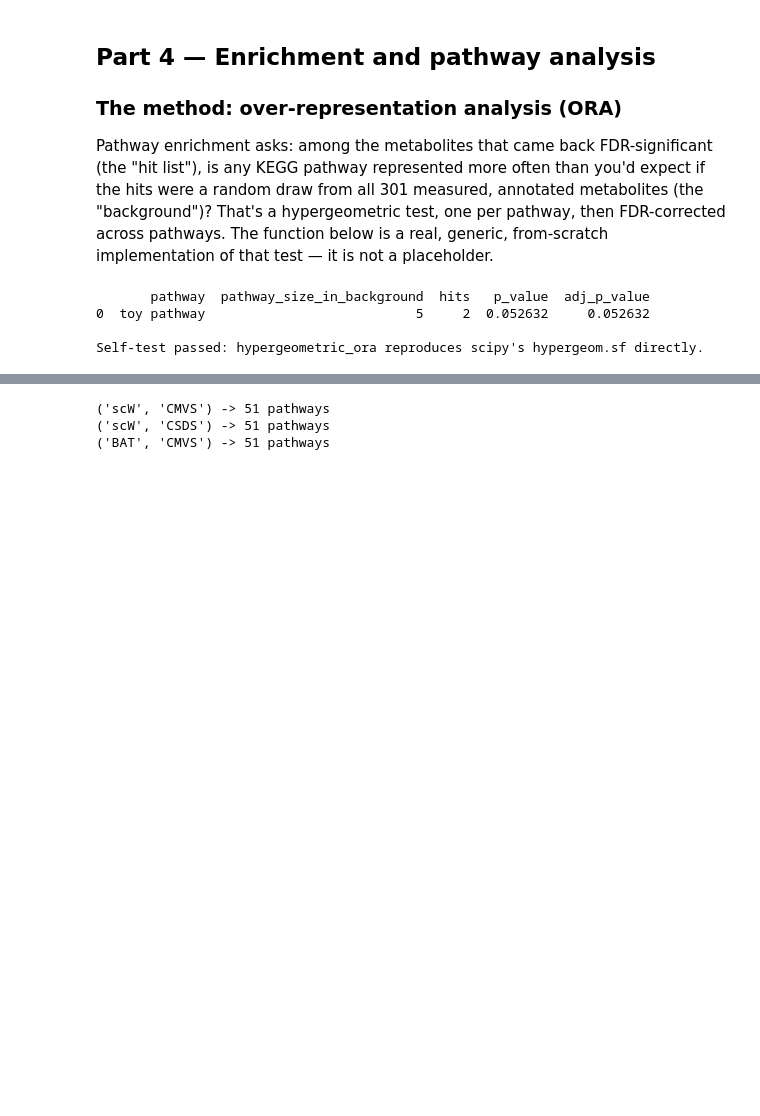
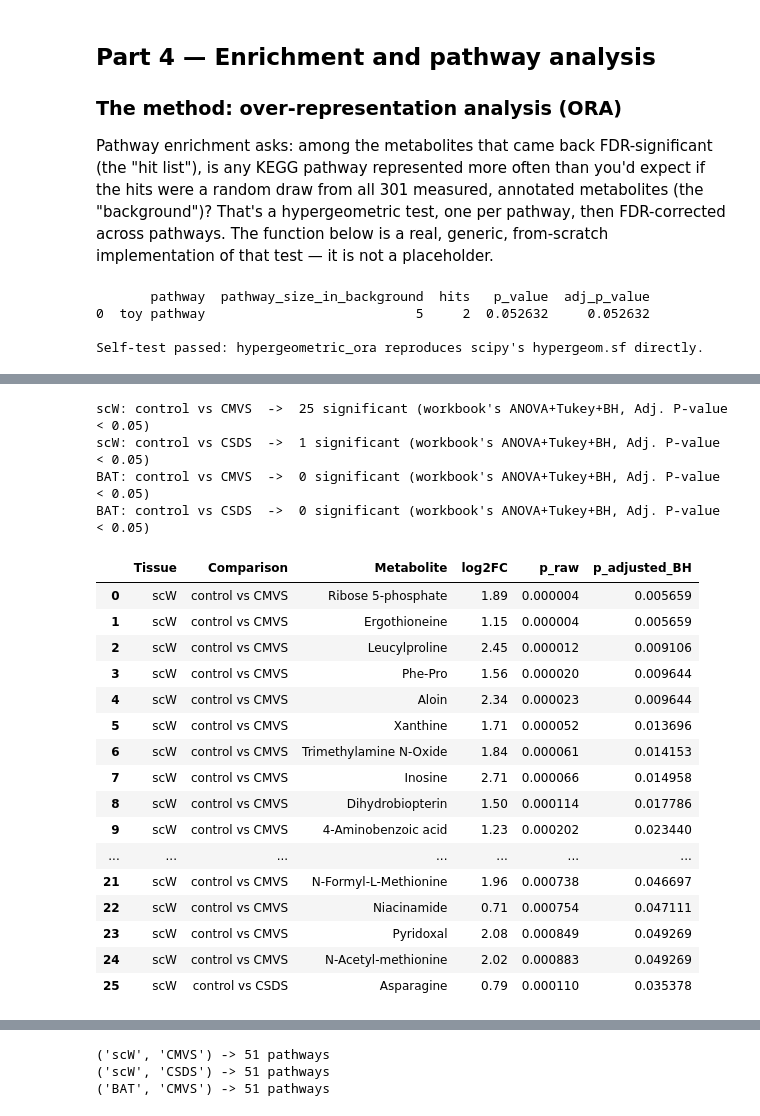
Before and after one commit to jovitaand/The-Effects-of-Stress-in-Gene-Expression-in-Adipose-Tissues, a Jupyter notebook: Corrected_Stress_Adipose_Metabolomics_Analysis.ipynb, the cells around one changed output, grey strips where cells are left out. Drawn from its saved outputs; the diff is of its cells as text; code cells hidden in the pictures; blank space fills up the shorter version.

```diff
--- a/Corrected_Stress_Adipose_Metabolomics_Analysis.ipynb
+++ b/Corrected_Stress_Adipose_Metabolomics_Analysis.ipynb
@@ -319,0 +348,56 @@ either hit-list definition.
+# %%
+workbook_pvalue_cols = {
+    ("scW", "CMVS"): ("P-value: (scW_Aq_CMVS) / (scW_Aq_control)",
+                       "Adj. P-value: (scW_Aq_CMVS) / (scW_Aq_control)",
+                       "Log2 Fold Change: (scW_Aq_CMVS) / (scW_Aq_control)"),
+    ("scW", "CSDS"): ("P-value: (scW_Aq_CSDS) / (scW_Aq_control)",
+                       "Adj. P-value: (scW_Aq_CSDS) / (scW_Aq_control)",
+                       "Log2 Fold Change: (scW_Aq_CSDS) / (scW_Aq_control)"),
+    ("BAT", "CMVS"): ("P-value: (BAT_Aq_CMVS) / (BAT_Aq_control)",
+                       "Adj. P-value: (BAT_Aq_CMVS) / (BAT_Aq_control)",
+                       "Log2 Fold Change: (BAT_Aq_CMVS) / (BAT_Aq_control)"),
+    ("BAT", "CSDS"): ("P-value: (BAT_Aq_CSDS) / (BAT_Aq_control)",
+                       "Adj. P-value: (BAT_Aq_CSDS) / (BAT_Aq_control)",
+                       "Log2 Fold Change: (BAT_Aq_CSDS) / (BAT_Aq_control)"),
+}
+
+annotation_sheet = pd.read_excel(pipe.EXCEL_PATH, sheet_name="Annotation", header=2)
+
+workbook_significant_tables = {}
+for (tissue, case), (pcol, acol, fccol) in workbook_pvalue_cols.items():
+    table = pd.DataFrame({
+        "Tissue": tissue,
+        "Comparison": f"control vs {case}",
+        "Metabolite": annotation_sheet["Metabolite"].astype(str),
+        "log2FC": annotation_sheet[fccol].astype(float),
+        "p_raw": annotation_sheet[pcol].astype(float),
+        "p_adjusted_BH": annotation_sheet[acol].astype(float),
+    })
+    sig = table[table["p_adjusted_BH"] < 0.05].sort_values("p_adjusted_BH")
+    workbook_significant_tables[(tissue, case)] = sig
+    print(f"{tissue}: control vs {case}  ->  {len(sig)} significant (workbook's ANOVA+Tukey+BH, Adj. P-value < 0.05)")
+
+workbook_combined_significant = pd.concat(workbook_significant_tables.values(), ignore_index=True)
+workbook_combined_significant
+# %% [output]
+scW: control vs CMVS  ->  25 significant (workbook's ANOVA+Tukey+BH, Adj. P-value < 0.05)
+scW: control vs CSDS  ->  1 significant (workbook's ANOVA+Tukey+BH, Adj. P-value < 0.05)
+BAT: control vs CMVS  ->  0 significant (workbook's ANOVA+Tukey+BH, Adj. P-value < 0.05)
+BAT: control vs CSDS  ->  0 significant (workbook's ANOVA+Tukey+BH, Adj. P-value < 0.05)
+|  | Tissue | Comparison | Metabolite | log2FC | p_raw | p_adjusted_BH |
+| 0 | scW | control vs CMVS | Ribose 5-phosphate | 1.89 | 0.000004 | 0.005659 |
+| 1 | scW | control vs CMVS | Ergothioneine | 1.15 | 0.000004 | 0.005659 |
+| 2 | scW | control vs CMVS | Leucylproline | 2.45 | 0.000012 | 0.009106 |
+| 3 | scW | control vs CMVS | Phe-Pro | 1.56 | 0.000020 | 0.009644 |
+| 4 | scW | control vs CMVS | Aloin | 2.34 | 0.000023 | 0.009644 |
+| 5 | scW | control vs CMVS | Xanthine | 1.71 | 0.000052 | 0.013696 |
+| 6 | scW | control vs CMVS | Trimethylamine N-Oxide | 1.84 | 0.000061 | 0.014153 |
+| 7 | scW | control vs CMVS | Inosine | 2.71 | 0.000066 | 0.014958 |
+| 8 | scW | control vs CMVS | Dihydrobiopterin | 1.50 | 0.000114 | 0.017786 |
+| 9 | scW | control vs CMVS | 4-Aminobenzoic acid | 1.23 | 0.000202 | 0.023440 |
+| ... | ... | ... | ... | ... | ... | ... |
+| 21 | scW | control vs CMVS | N-Formyl-L-Methionine | 1.96 | 0.000738 | 0.046697 |
+| 22 | scW | control vs CMVS | Niacinamide | 0.71 | 0.000754 | 0.047111 |
+| 23 | scW | control vs CMVS | Pyridoxal | 2.08 | 0.000849 | 0.049269 |
+| 24 | scW | control vs CMVS | N-Acetyl-methionine | 2.02 | 0.000883 | 0.049269 |
+| 25 | scW | control vs CSDS | Asparagine | 0.79 | 0.000110 | 0.035378 |
```
Also changed, not shown: parts of 2 cells of this notebook, 3 other files.
